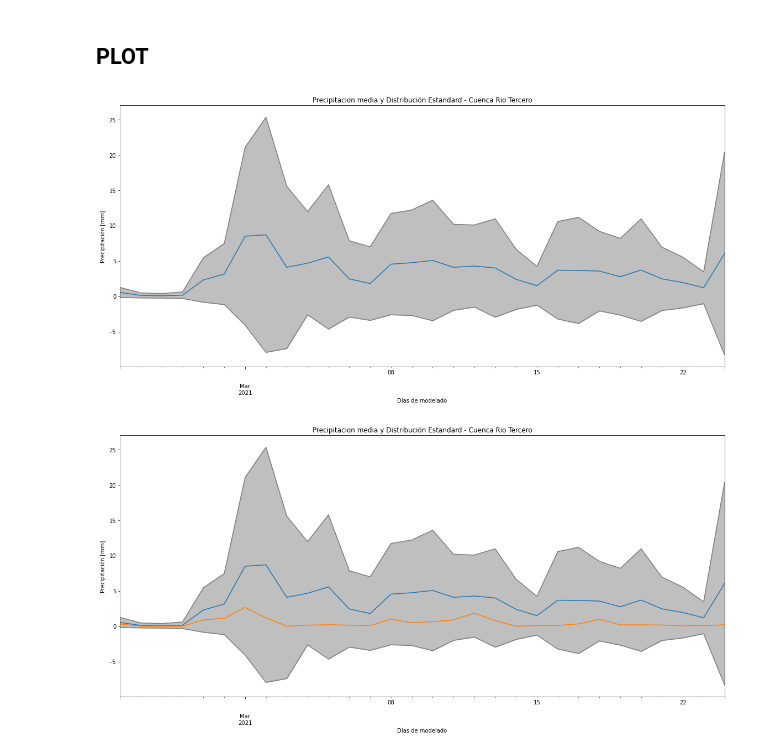
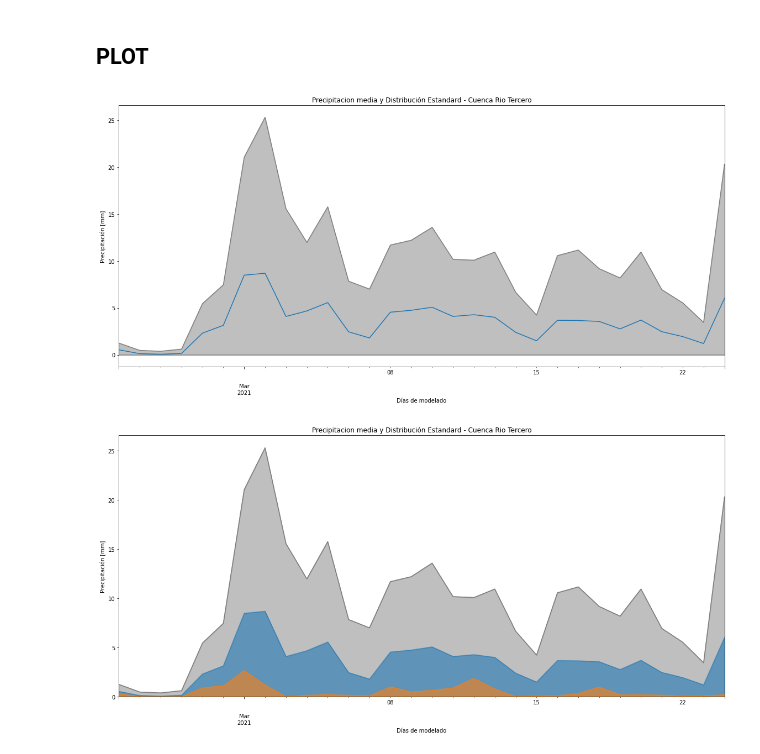
Before and after one commit to OHMC/gfsRaster, a Jupyter notebook: notebooks/Pronostico Mensual.ipynb, the cells around one changed output. Drawn from its saved outputs; the diff is of its cells as text; code cells hidden in the pictures.

```diff
--- a/notebooks/Pronostico Mensual.ipynb
+++ b/notebooks/Pronostico Mensual.ipynb
@@ -182,4 +189,4 @@ for key in range(30):
 # %%
 forecastGEFS2['date'] = gefs0['date']
 forecastGEFS2['date'] = pd.to_datetime(forecastGEFS2['date'])
-forecastGEFS2.set_index('date')
+# forecastGEFS2.set_index('date')
@@ -205,6 +193,8 @@ forecastGEFS2.set_index('date')
 # %%
 forecastGEFS2["max"] = forecastGEFS2["mean"] + forecastGEFS2["std"]
 forecastGEFS2["min"] = forecastGEFS2["mean"] - forecastGEFS2["std"]
+# %%
+forecastGEFS2.loc[forecastGEFS2["min"] < 0, "min"] = 0
 # %%
 forecastGEFS2 = forecastGEFS2.set_index('date')
 # %%
@@ -263,2 +265,3 @@ temp
 # %%
 temp = temp.set_index("date")
+forecastGEFS2 = forecastGEFS2.set_index('date')
@@ -276,20 +282,21 @@ plt.xlabel("Días de modelado")
 plt.ylabel("Precipitación [mm]")
 plt.tight_layout()
 # %% [output]
-[figure, old version]
+[figure, new version]
 # %%
 fig, ax = plt.subplots( 1, 1, figsize=(16,8) )
-forecastGEFS2['mean'].plot(ax=ax)
-forecastGEFS2['median'].plot(ax=ax)
+forecastGEFS2['max'].plot.area(ax=ax, color='grey', alpha=0.5)
+forecastGEFS2['mean'].plot.area(ax=ax, alpha=0.6)
+forecastGEFS2['median'].plot.area(ax=ax, alpha=0.6)
 #ax.plot(forecastGEFS2['mean'], color='blue', linewidth=2 )
-ax.fill_between(x = forecastGEFS2.index, y1=forecastGEFS2['max'], y2=forecastGEFS2['min'], color='gray', alpha=0.5)
+#ax.fill_between(x = forecastGEFS2.index, y1=forecastGEFS2['max'], y2=forecastGEFS2['min'], color='gray', alpha=0.5)
 ax.set_title("Precipitacion media y Distribución Estandard - Cuenca Rio Tercero")
 ax.errorbar(forecastGEFS2.index, forecastGEFS2['max'], color='grey')
-ax.errorbar(forecastGEFS2.index, forecastGEFS2['min'], color='grey')
+#ax.errorbar(forecastGEFS2.index, forecastGEFS2['min'], color='grey')
 plt.xlabel("Días de modelado")
 plt.ylabel("Precipitación [mm]")
 plt.tight_layout()
 # %% [output]
-[figure, old version]
+[figure, new version]
 # %%
 fig, ax = plt.subplots( 1, 1, figsize=(16,8) )
```
Also changed, not shown: parts of 16 cells of this notebook.
